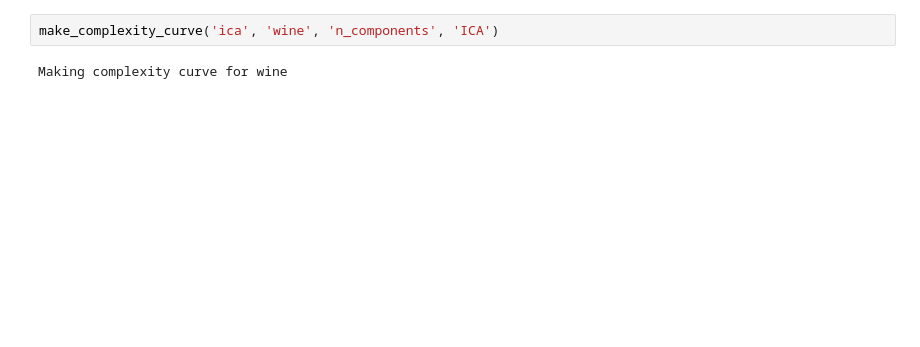
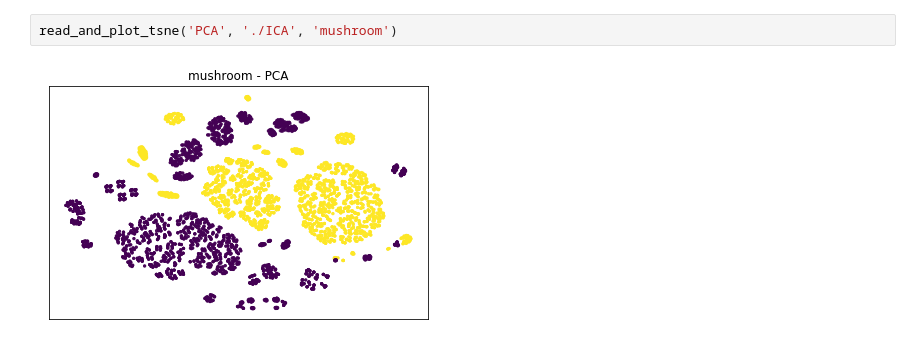
Before and after one commit to francopiccolo/cs7641, a Jupyter notebook: assignment3-tmp.ipynb, the cells around one changed output. Saved outputs shown, nothing was run; the diff lists cells and outputs as text; blank space fills up the shorter version.

Commit message:
Assignment 3 more graphs

```diff
--- a/assignment3-tmp.ipynb
+++ b/assignment3-tmp.ipynb
@@ -217,4 +299,4 @@ def make_complexity_curve(clf_name, dataset, param, problem):
-# %%
-make_complexity_curve('ica', 'wine', 'n_components', 'ICA')
-# %% [output]
-Making complexity curve for wine
+# %%
+read_and_plot_tsne('PCA', './ICA', 'mushroom')
+# %% [output]
+[figure, added]
```
Also changed, not shown: parts of 5 cells of this notebook, 1 other file.
